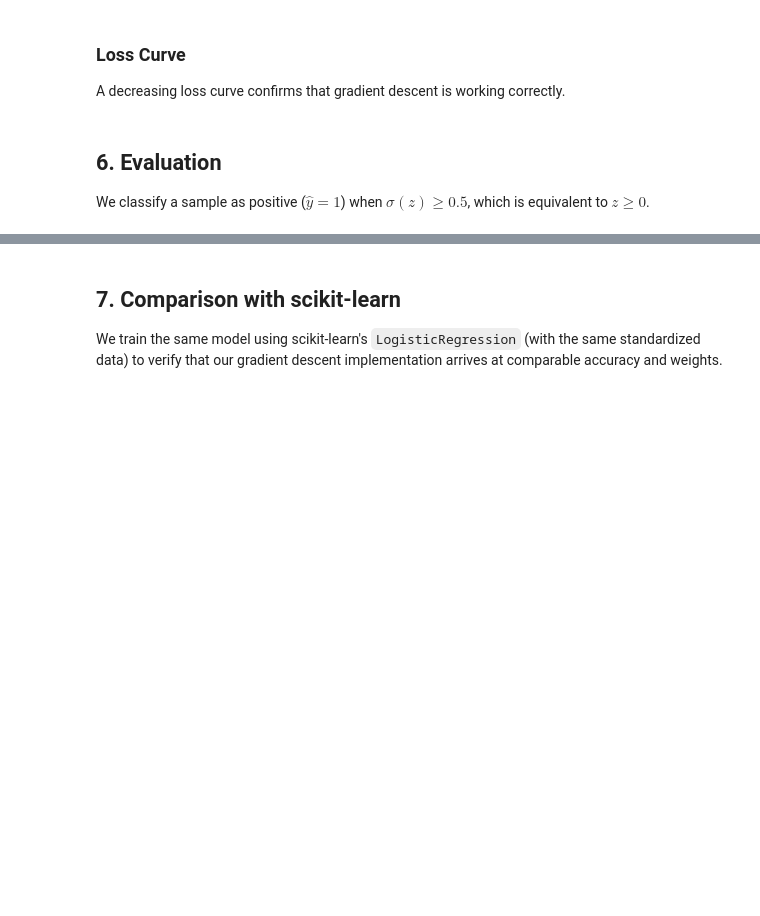
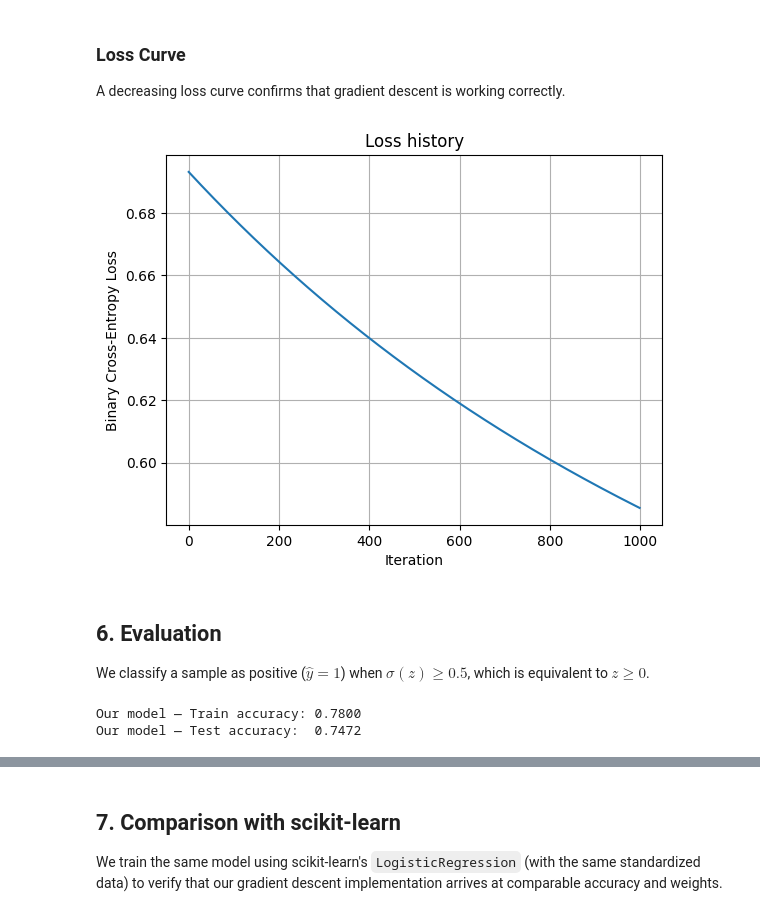
Before and after one commit to jayeshmanani/MLOps-Level3, a Jupyter notebook: week-1/titanic_survival_from_scratch.ipynb, the cells around one changed output, grey strips where cells are left out. Cells and saved outputs as stored; diff of their text form; code cells hidden in the pictures; blank space fills up the shorter version.

Commit message:
some update on part 2 and part 1 more scores added

```diff
--- a/week-1/titanic_survival_from_scratch.ipynb
+++ b/week-1/titanic_survival_from_scratch.ipynb
@@ -50,4 +54,34 @@ $$
 We fit the statistics on the **training set only** and apply them to both sets
 to avoid data leakage.
 # %%
-# TODO: Implement feature standardization.
+def z_score(value, mean, std_dev):
+    if std_dev == 0:
+        return 0.0
+    return (value - mean) / std_dev
+
+def calculate_mean(col_data):
+    sum = 0
+    for value in col_data:
+        sum += value
+    return sum / len(col_data)
+
+def calculate_variance(col_data):
+    mean = calculate_mean(col_data)
+    variance = 0
+    for value in col_data:
+        variance += (value - mean) ** 2
+    return variance / len(col_data)
+
+def calculate_std_dev(col_data):
+    return calculate_variance(col_data) ** 0.5
+
+def standardize_column(col_data):
+    mean = calculate_mean(col_data)
+    std_dev = calculate_std_dev(col_data)
+    return col_data.apply(lambda x: z_score(x, mean, std_dev))
+
+X_train_s = X_train.copy()
+X_test_s = X_test.copy()
+for feat in FEATURES:
+    X_train_s[feat] = standardize_column(X_train[feat])
+    X_test_s[feat] = standardize_column(X_test[feat])
@@ -199,7 +283,7 @@ def logistic_regression_gd(
 ## 5. Training
 # %%
 # Train our model on the standardized features
-w, b, loss_history = logistic_regression_gd(X_train_s, y_train, lr=0.1, max_iter=1000)
+w, b, loss_history = logistic_regression_gd(X_train_s, y_train, lr=0.001, max_iter=1000)
 
 print(f"Final loss: {loss_history[-1]:.6f}")
 print(f"Iterations: {len(loss_history)}")
@@ -218,3 +311,12 @@ import matplotlib.pyplot as plt
+# %%
+plt.plot(loss_history)
+plt.title("Loss history")
+plt.xlabel("Iteration")
+plt.ylabel("Binary Cross-Entropy Loss")
+plt.grid()
+plt.show()
+# %% [output]
+[figure, added]
 # %% [markdown]
 ## 6. Evaluation
 
@@ -224,11 +326,14 @@ which is equivalent to $z \geq 0$.
 def predict(X: np.ndarray, w: np.ndarray, b: float) -> np.ndarray:
     """Predict class labels (0 or 1)."""
     # TODO: Implement this function.
-
+    sigmoid_output = sigmoid(X.dot(w) + b)
+    return np.where(sigmoid_output >= 0.5, 1, 0)
 
 def accuracy(y_true: np.ndarray, y_pred: np.ndarray) -> float:
     """Compute classification accuracy."""
     # TODO: Implement this function.
+    correct_predictions = np.sum(y_true == y_pred)
+    return correct_predictions / len(y_true)
 
 
 # Evaluate on train and test sets
@@ -237,3 +342,6 @@ y_pred_test = predict(X_test_s, w, b)
 
 print(f"Our model — Train accuracy: {accuracy(y_train, y_pred_train):.4f}")
 print(f"Our model — Test accuracy:  {accuracy(y_test, y_pred_test):.4f}")
+# %% [output]
+Our model — Train accuracy: 0.7800
+Our model — Test accuracy:  0.7472
```
Also changed, not shown: parts of 11 cells of this notebook, 1 other file.
